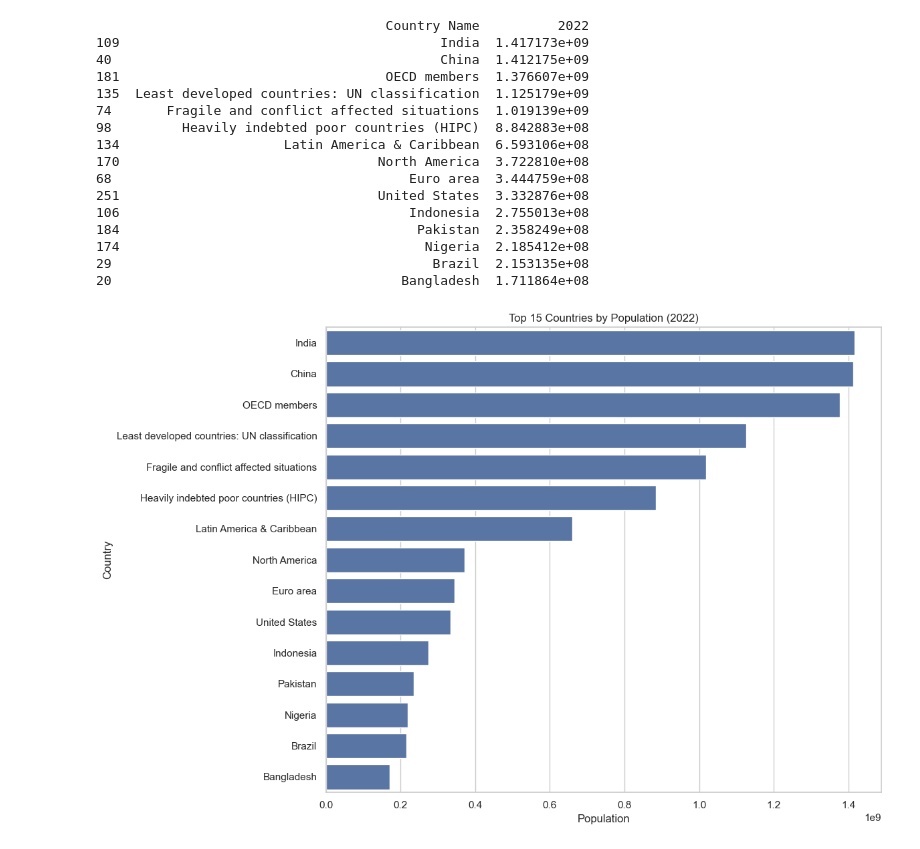
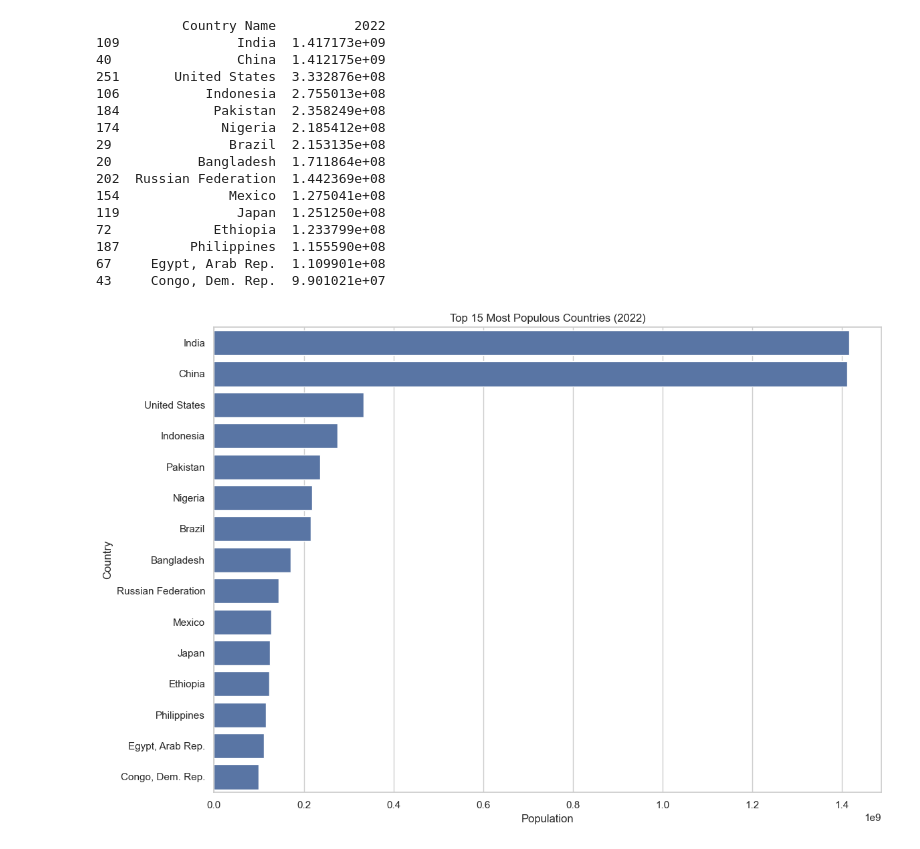
Before and after one commit to jafferafzalkhan/population-distribution-analysis, a Jupyter notebook: population-distribution-analysis.ipynb, the cells around one changed output. Drawn from its saved outputs; the diff is of its cells as text; code cells hidden in the pictures.

Commit message:
Updated data cleaning and fixed country filtering

```diff
--- a/population-distribution-analysis.ipynb
+++ b/population-distribution-analysis.ipynb
@@ -21,61 +1,65 @@ Note: you may need to restart the kernel to use updated packages.
 # %%
 import pandas as pd
 import matplotlib.pyplot as plt
 import seaborn as sns
 
 # Load dataset
 df = pd.read_csv("population.csv")
 
-# Clean columns
+
 df.columns = df.columns.str.strip()
 
-# Remove missing values
+
+df['2022'] = pd.to_numeric(df['2022'], errors='coerce')
+
+
 df = df.dropna()
 
-# REMOVE NON-COUNTRIES (IMPORTANT FIX 🔥)
+df = df[df['Country Code'].str.fullmatch(r'[A-Z]{3}')]
+
+
 df = df[~df['Country Name'].str.contains(
-    "income|World|IDA|IBRD|demographic|Europe|Asia|Africa",
+    "income|IDA|IBRD|demographic|Fragile|HIPC|OECD|World|Euro|Asia|Africa|Europe|America|Least developed",
     case=False, na=False
 )]
 
-# Convert to numeric (safe)
-df['2022'] = pd.to_numeric(df['2022'], errors='coerce')
+# Sort properly
+df = df.sort_values(by='2022', ascending=False)
 
-# Sort and get top 15
-top15 = df[['Country Name', '2022']] \
-            .sort_values(by='2022', ascending=False) \
-            .head(15)
+# Get top 15
+top15 = df[['Country Name', '2022']].head(15)
 
-print(top15)  # 🔍 check names
+
+print(top15)
 
 # Plot
 plt.figure(figsize=(12,8))
 sns.barplot(x='2022', y='Country Name', data=top15)
 
-plt.title("Top 15 Countries by Population (2022)")
+plt.title("Top 15 Most Populous Countries (2022)")
 plt.xlabel("Population")
 plt.ylabel("Country")
 
 plt.tight_layout()
 plt.show()
 # %% [output]
-                                     Country Name          2022
-109                                         India  1.417173e+09
-40                                          China  1.412175e+09
-181                                  OECD members  1.376607e+09
-135  Least developed countries: UN classification  1.125179e+09
-74       Fragile and conflict affected situations  1.019139e+09
-98         Heavily indebted poor countries (HIPC)  8.842883e+08
-134                     Latin America & Caribbean  6.593106e+08
-170                                 North America  3.722810e+08
-68                                      Euro area  3.444759e+08
-251                                 United States  3.332876e+08
-106                                     Indonesia  2.755013e+08
-184                                      Pakistan  2.358249e+08
-174                                       Nigeria  2.185412e+08
-29                                         Brazil  2.153135e+08
-20                                     Bangladesh  1.711864e+08
+           Country Name          2022
+109               India  1.417173e+09
+40                China  1.412175e+09
+251       United States  3.332876e+08
+106           Indonesia  2.755013e+08
+184            Pakistan  2.358249e+08
+174             Nigeria  2.185412e+08
+29               Brazil  2.153135e+08
+20           Bangladesh  1.711864e+08
+202  Russian Federation  1.442369e+08
+154              Mexico  1.275041e+08
+119               Japan  1.251250e+08
+72             Ethiopia  1.233799e+08
+187         Philippines  1.155590e+08
+67     Egypt, Arab Rep.  1.109901e+08
+43     Congo, Dem. Rep.  9.901021e+07
-[figure, old version]
+[figure, new version]
 # %%
 
 df = df[df['Country Code'].str.len() == 3]
```
Also changed, not shown: parts of 3 cells of this notebook.
